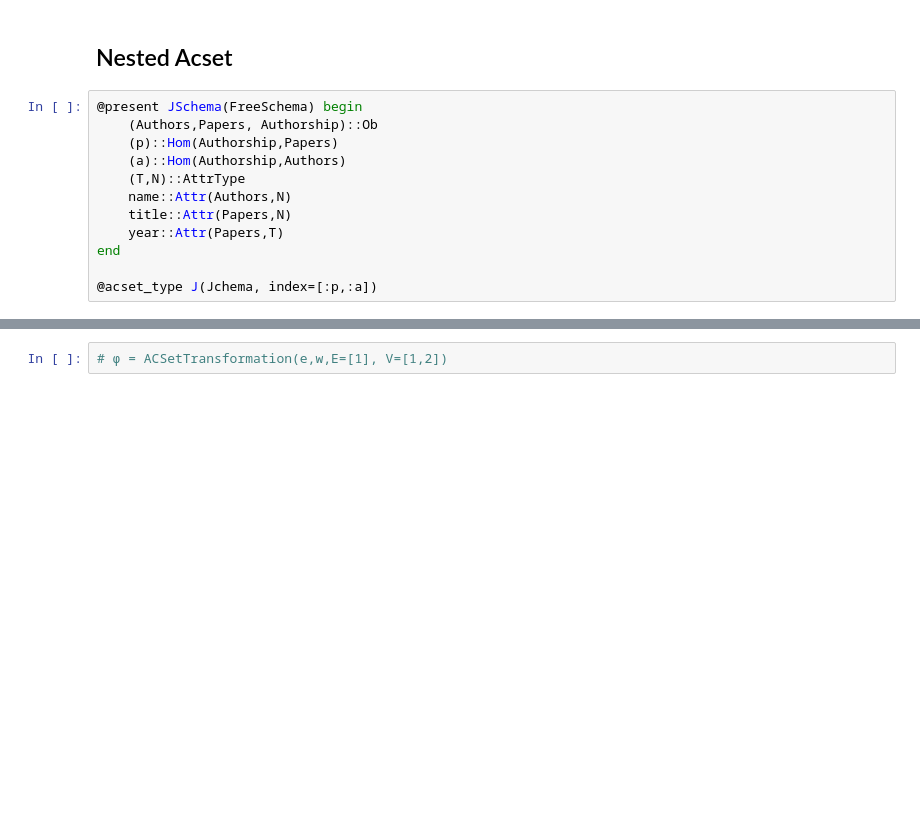
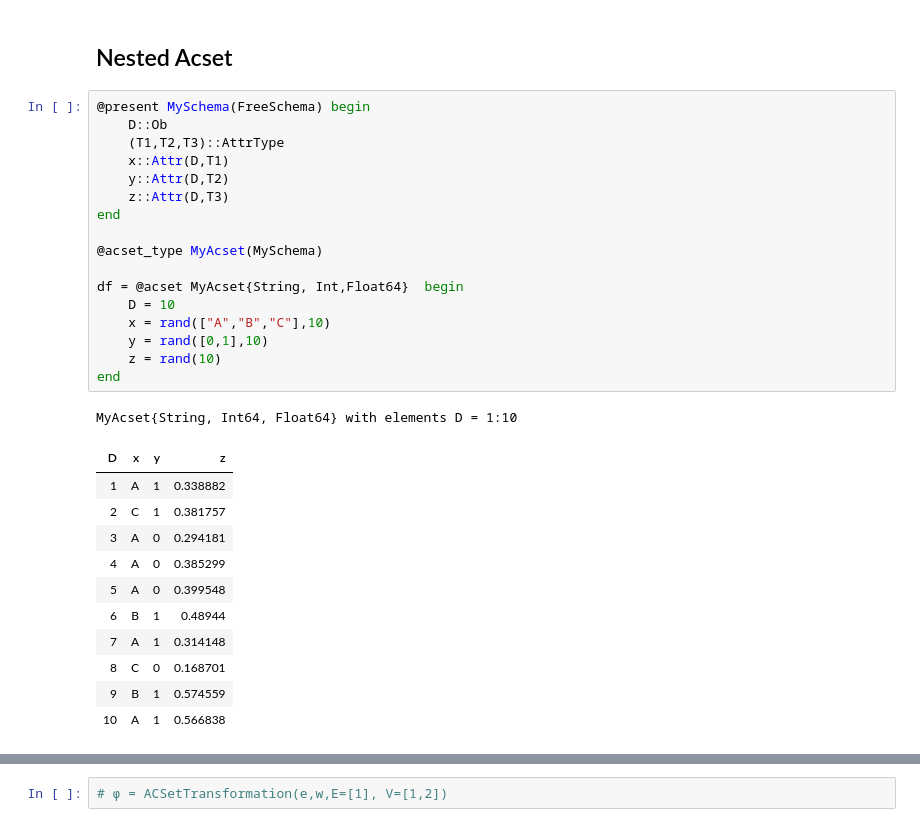
Before and after one commit to davibarreira/Mathematical-Short-Notes, a Jupyter notebook: Fields/Category-Theory/notebooks/ACSets.ipynb, the cells around one changed output, grey strips where cells are left out. Saved outputs shown, nothing was run; the diff lists cells and outputs as text; blank space fills up the shorter version.

```diff
--- a/Fields/Category-Theory/notebooks/ACSets.ipynb
+++ b/Fields/Category-Theory/notebooks/ACSets.ipynb
@@ -213,14 +324,32 @@ FinFunctor(Dict{Symbol, Catlab.Theories.FreeSchema.Ob{:generator}}(:V => Box, :E
 # %% [markdown]
 ## Nested Acset
 # %%
-@present JSchema(FreeSchema) begin
-    (Authors,Papers, Authorship)::Ob
-    (p)::Hom(Authorship,Papers)
-    (a)::Hom(Authorship,Authors)
-    (T,N)::AttrType
-    name::Attr(Authors,N)
-    title::Attr(Papers,N)
-    year::Attr(Papers,T)
+@present MySchema(FreeSchema) begin
+    D::Ob
+    (T1,T2,T3)::AttrType
+    x::Attr(D,T1)
+    y::Attr(D,T2)
+    z::Attr(D,T3)
 end
 
-@acset_type J(Jchema, index=[:p,:a])
+@acset_type MyAcset(MySchema)
+
+df = @acset MyAcset{String, Int,Float64}  begin
+    D = 10
+    x = rand(["A","B","C"],10)
+    y = rand([0,1],10)
+    z = rand(10)
+end
+# %% [output]
+MyAcset{String, Int64, Float64} with elements D = 1:10
+| D | x | y | z |
+| 1 | A | 1 | 0.338882 |
+| 2 | C | 1 | 0.381757 |
+| 3 | A | 0 | 0.294181 |
+| 4 | A | 0 | 0.385299 |
+| 5 | A | 0 | 0.399548 |
+| 6 | B | 1 | 0.48944 |
+| 7 | A | 1 | 0.314148 |
+| 8 | C | 0 | 0.168701 |
+| 9 | B | 1 | 0.574559 |
+| 10 | A | 1 | 0.566838 |
```
Also changed, not shown: parts of 28 cells of this notebook, 2 other files.
